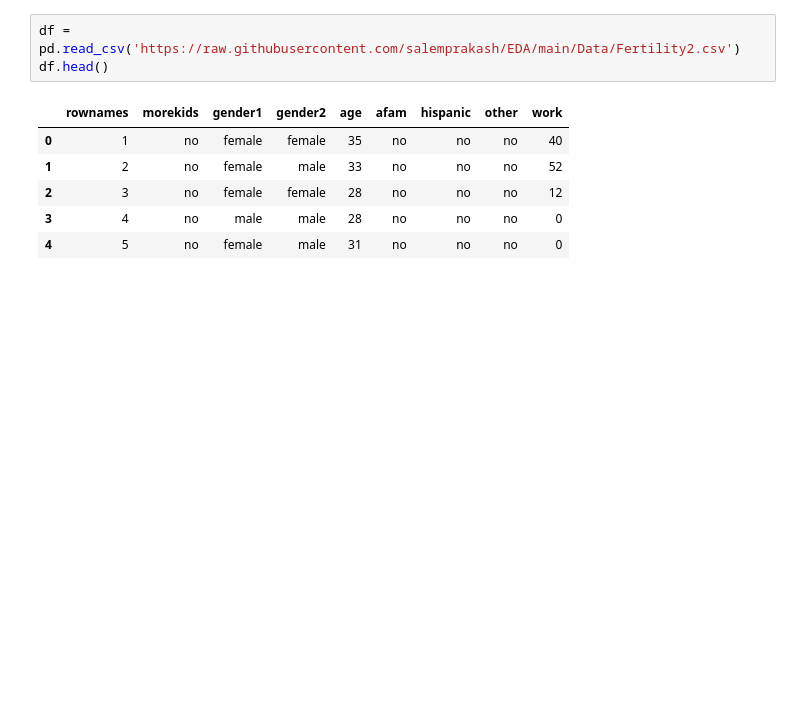
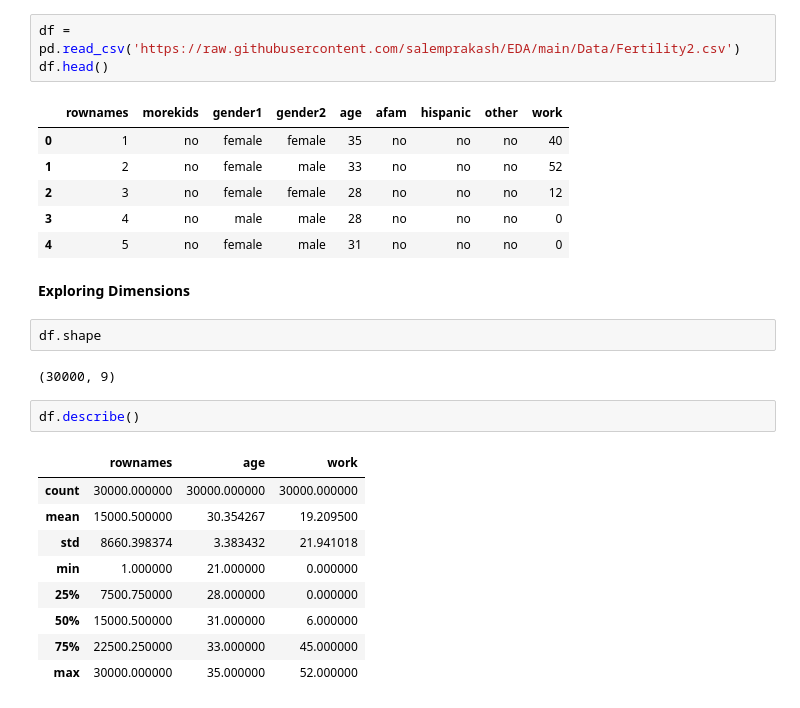
Before and after one commit to DivyamJain0212/EDA-Model-Fertility2, a Jupyter notebook: Divyam_Jain_EDA.ipynb, the cells around one changed output. Cells and saved outputs as stored; diff of their text form; blank space fills up the shorter version.

```diff
--- a/Divyam_Jain_EDA.ipynb
+++ b/Divyam_Jain_EDA.ipynb
@@ -17,3 +17,21 @@ df.head()
 | 2 | 3 | no | female | female | 28 | no | no | no | 12 |
 | 3 | 4 | no | male | male | 28 | no | no | no | 0 |
 | 4 | 5 | no | female | male | 31 | no | no | no | 0 |
+# %% [markdown]
+**Exploring Dimensions**
+# %%
+df.shape
+# %% [output]
+(30000, 9)
+# %%
+df.describe()
+# %% [output]
+|  | rownames | age | work |
+| count | 30000.000000 | 30000.000000 | 30000.000000 |
+| mean | 15000.500000 | 30.354267 | 19.209500 |
+| std | 8660.398374 | 3.383432 | 21.941018 |
+| min | 1.000000 | 21.000000 | 0.000000 |
+| 25% | 7500.750000 | 28.000000 | 0.000000 |
+| 50% | 15000.500000 | 31.000000 | 6.000000 |
+| 75% | 22500.250000 | 33.000000 | 45.000000 |
+| max | 30000.000000 | 35.000000 | 52.000000 |
```
Also changed, not shown: parts of 4 cells of this notebook.
